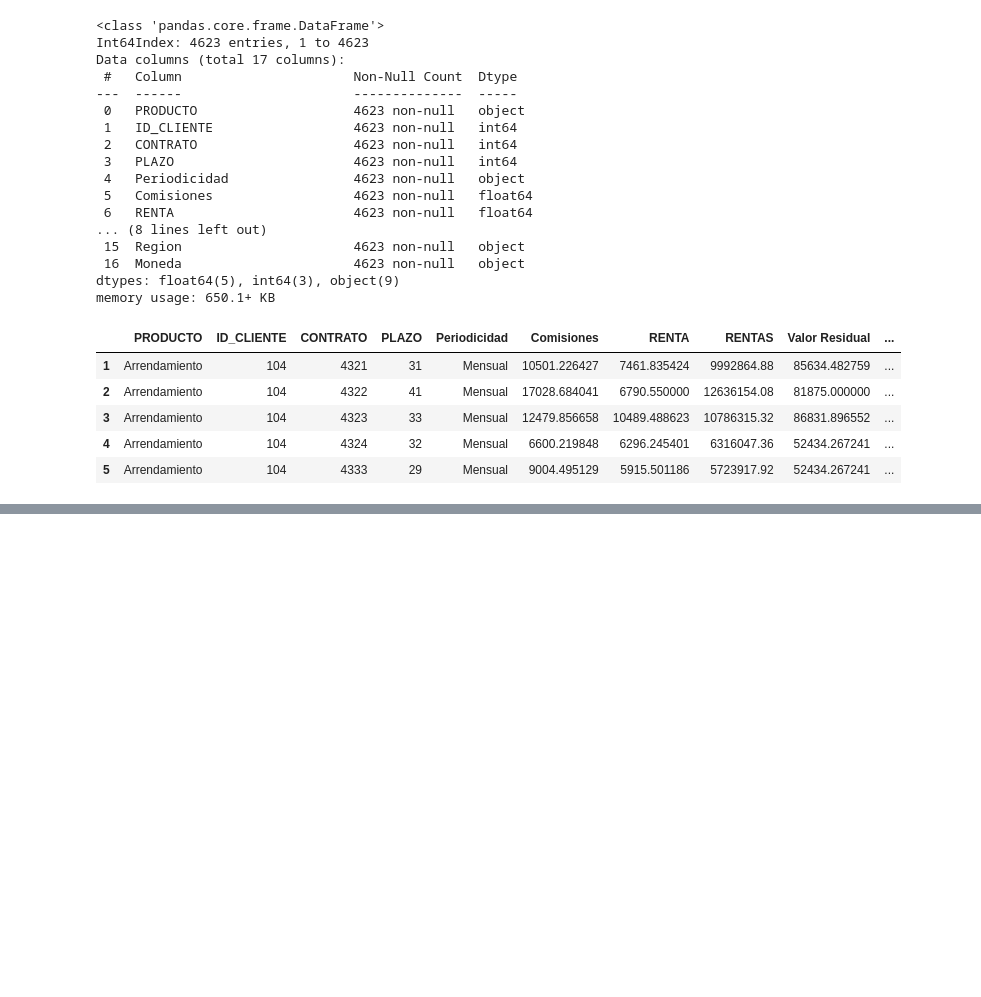
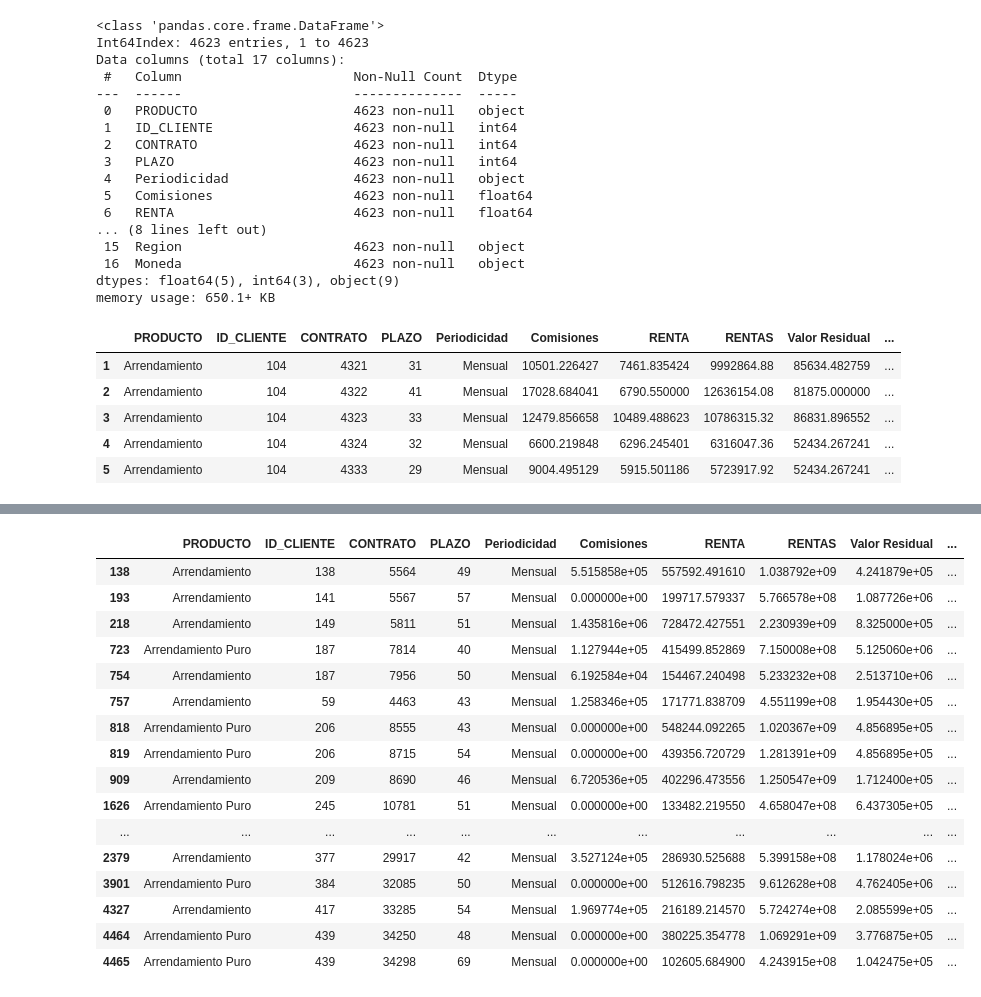
Before and after one commit to raarv/ds1, a Jupyter notebook: eda.ipynb, the cells around one changed output, grey strips where cells are left out. Drawn from its saved outputs; the diff is of its cells as text; code cells hidden in the pictures; blank space fills up the shorter version.

```diff
--- a/eda.ipynb
+++ b/eda.ipynb
@@ -33,0 +149,20 @@ df.head()
+# %%
+df[df.Ganancia < -1e+08]
+# %% [output]
+|  | PRODUCTO | ID_CLIENTE | CONTRATO | PLAZO | Periodicidad | Comisiones | RENTA | RENTAS | Valor Residual | ... |
+| 138 | Arrendamiento | 138 | 5564 | 49 | Mensual | 5.515858e+05 | 557592.491610 | 1.038792e+09 | 4.241879e+05 | ... |
+| 193 | Arrendamiento | 141 | 5567 | 57 | Mensual | 0.000000e+00 | 199717.579337 | 5.766578e+08 | 1.087726e+06 | ... |
+| 218 | Arrendamiento | 149 | 5811 | 51 | Mensual | 1.435816e+06 | 728472.427551 | 2.230939e+09 | 8.325000e+05 | ... |
+| 723 | Arrendamiento Puro | 187 | 7814 | 40 | Mensual | 1.127944e+05 | 415499.852869 | 7.150008e+08 | 5.125060e+06 | ... |
+| 754 | Arrendamiento | 187 | 7956 | 50 | Mensual | 6.192584e+04 | 154467.240498 | 5.233232e+08 | 2.513710e+06 | ... |
+| 757 | Arrendamiento | 59 | 4463 | 43 | Mensual | 1.258346e+05 | 171771.838709 | 4.551199e+08 | 1.954430e+05 | ... |
+| 818 | Arrendamiento Puro | 206 | 8555 | 43 | Mensual | 0.000000e+00 | 548244.092265 | 1.020367e+09 | 4.856895e+05 | ... |
+| 819 | Arrendamiento Puro | 206 | 8715 | 54 | Mensual | 0.000000e+00 | 439356.720729 | 1.281391e+09 | 4.856895e+05 | ... |
+| 909 | Arrendamiento | 209 | 8690 | 46 | Mensual | 6.720536e+05 | 402296.473556 | 1.250547e+09 | 1.712400e+05 | ... |
+| 1626 | Arrendamiento Puro | 245 | 10781 | 51 | Mensual | 0.000000e+00 | 133482.219550 | 4.658047e+08 | 6.437305e+05 | ... |
+| ... | ... | ... | ... | ... | ... | ... | ... | ... | ... | ... |
+| 2379 | Arrendamiento | 377 | 29917 | 42 | Mensual | 3.527124e+05 | 286930.525688 | 5.399158e+08 | 1.178024e+06 | ... |
+| 3901 | Arrendamiento Puro | 384 | 32085 | 50 | Mensual | 0.000000e+00 | 512616.798235 | 9.612628e+08 | 4.762405e+06 | ... |
+| 4327 | Arrendamiento | 417 | 33285 | 54 | Mensual | 1.969774e+05 | 216189.214570 | 5.724274e+08 | 2.085599e+05 | ... |
+| 4464 | Arrendamiento Puro | 439 | 34250 | 48 | Mensual | 0.000000e+00 | 380225.354778 | 1.069291e+09 | 3.776875e+05 | ... |
+| 4465 | Arrendamiento Puro | 439 | 34298 | 69 | Mensual | 0.000000e+00 | 102605.684900 | 4.243915e+08 | 1.042475e+05 | ... |
```
Also changed, not shown: parts of 17 cells of this notebook.
